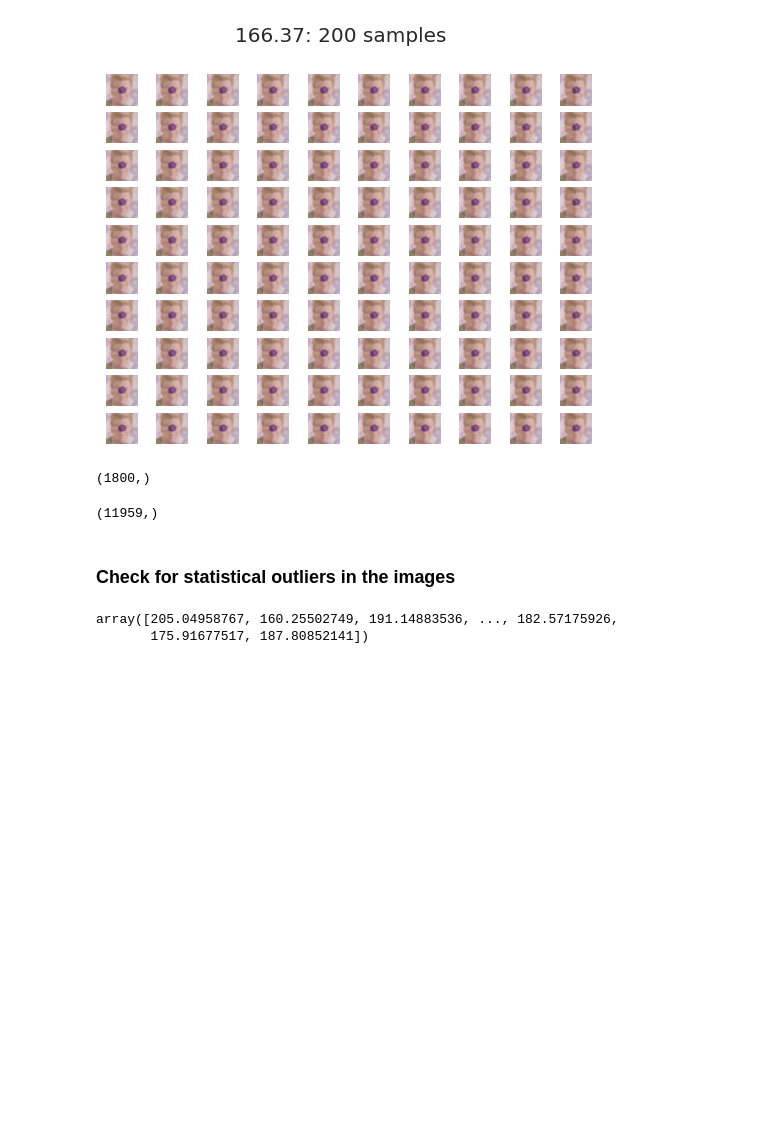
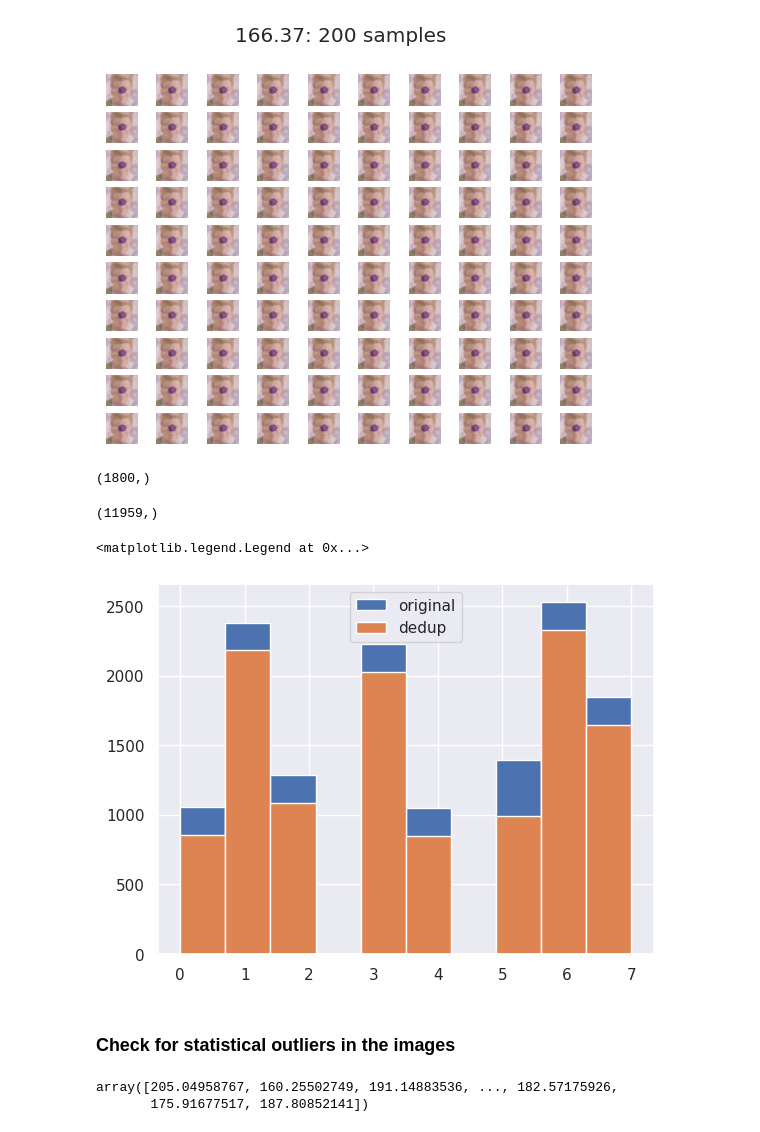
Before and after one commit to tomaz-suller/an2dl, a Jupyter notebook: homework-1/notebooks/1-tomaz-suller-eda.ipynb, the cells around one changed output. Saved outputs shown, nothing was run; the diff lists cells and outputs as text; code cells hidden in the pictures; blank space fills up the shorter version.

```diff
--- a/homework-1/notebooks/1-tomaz-suller-eda.ipynb
+++ b/homework-1/notebooks/1-tomaz-suller-eda.ipynb
@@ -142,6 +145,13 @@ original_indices = np.setdiff1d(
 original_indices.shape
 # %% [output]
 (11959,)
+# %%
+plt.hist(labels, label="original")
+plt.hist(labels[original_indices], label="dedup")
+plt.legend()
+# %% [output]
+<matplotlib.legend.Legend at 0x...>
+[figure, added]
 # %% [markdown]
 ### Check for statistical outliers in the images
 # %%
```
Also changed, not shown: parts of 6 cells of this notebook.
